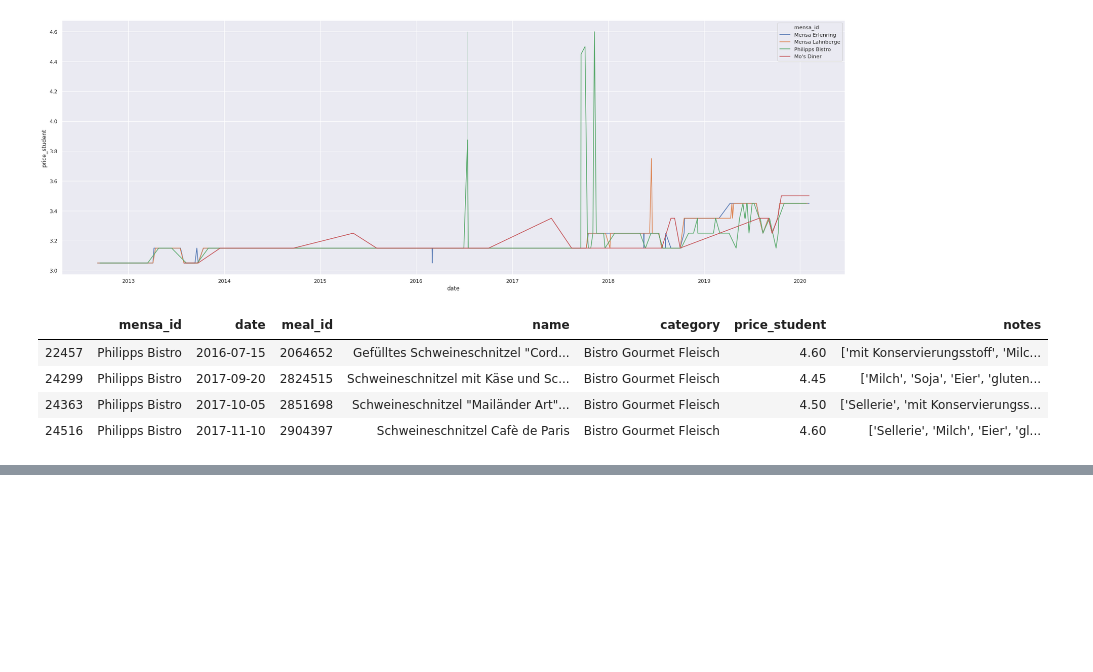
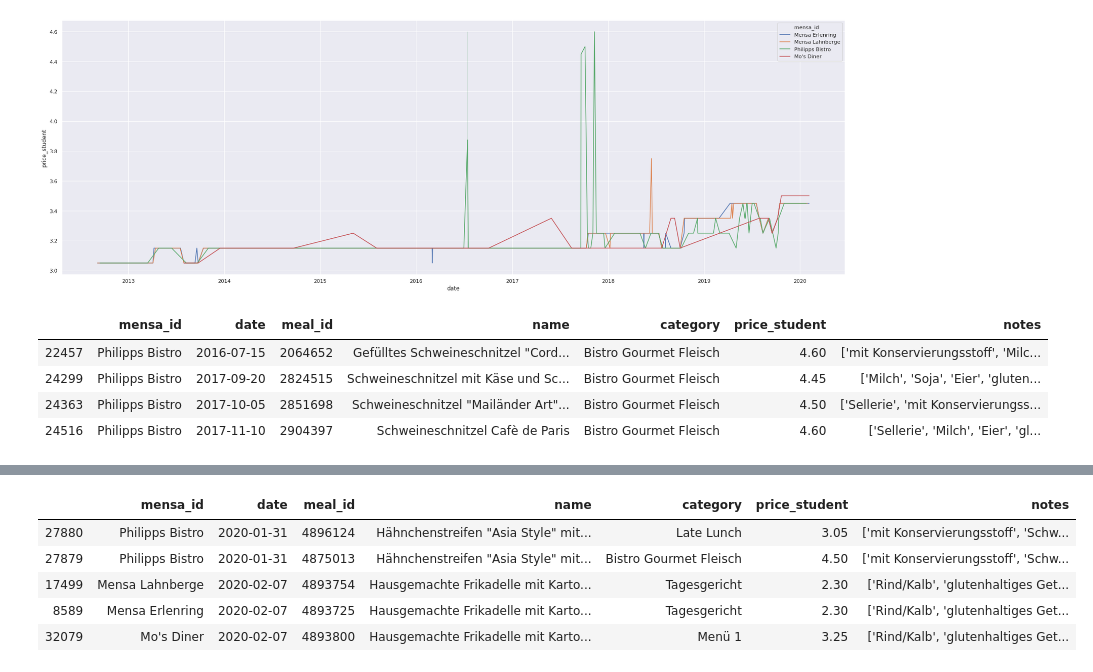
Before and after one commit to oxzi/about-mensa-mr, a Jupyter notebook: mensa_prices.ipynb, the cells around one changed output, grey strips where cells are left out. Cells and saved outputs as stored; diff of their text form; code cells hidden in the pictures; blank space fills up the shorter version.

```diff
--- a/mensa_prices.ipynb
+++ b/mensa_prices.ipynb
@@ -171,0 +173,11 @@ meals_vegan_mo.name.value_counts().to_frame().head()
+# %%
+meals_price = meals[~meals.price_student.isnull()].groupby(["name", "date"]).filter(
+    lambda m: len(m) > 1 and abs(m.price_student.std()) >= 0.5)
+meals_price.sort_values("date").tail()
+# %% [output]
+|  | mensa_id | date | meal_id | name | category | price_student | notes |
+| 27880 | Philipps Bistro | 2020-01-31 | 4896124 | Hähnchenstreifen "Asia Style" mit... | Late Lunch | 3.05 | ['mit Konservierungsstoff', 'Schw... |
+| 27879 | Philipps Bistro | 2020-01-31 | 4875013 | Hähnchenstreifen "Asia Style" mit... | Bistro Gourmet Fleisch | 4.50 | ['mit Konservierungsstoff', 'Schw... |
+| 17499 | Mensa Lahnberge | 2020-02-07 | 4893754 | Hausgemachte Frikadelle mit Karto... | Tagesgericht | 2.30 | ['Rind/Kalb', 'glutenhaltiges Get... |
+| 8589 | Mensa Erlenring | 2020-02-07 | 4893725 | Hausgemachte Frikadelle mit Karto... | Tagesgericht | 2.30 | ['Rind/Kalb', 'glutenhaltiges Get... |
+| 32079 | Mo's Diner | 2020-02-07 | 4893800 | Hausgemachte Frikadelle mit Karto... | Menü 1 | 3.25 | ['Rind/Kalb', 'glutenhaltiges Get... |
```
Also changed, not shown: parts of 8 cells of this notebook, 1 other file.
